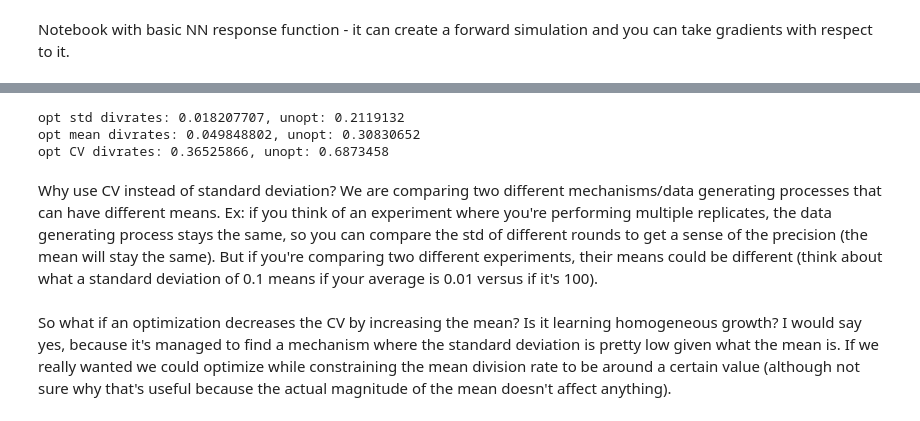
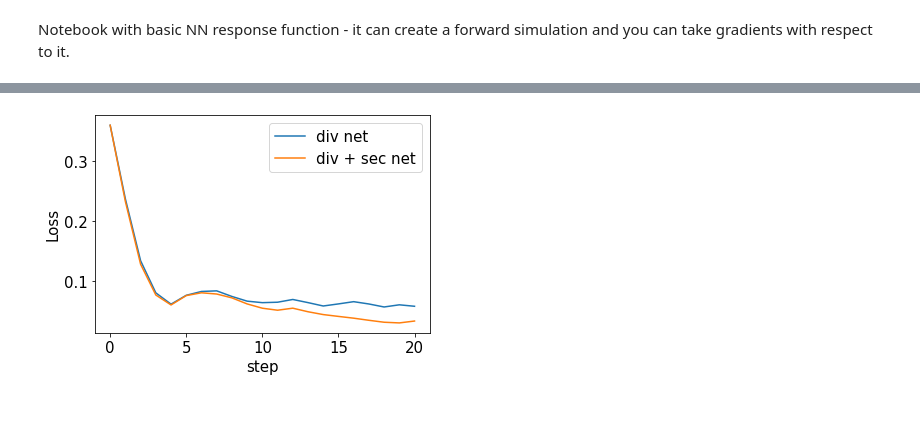
Before and after one commit to fmottes/jax-morph, a Jupyter notebook: Ramya/04_NN_response_function.ipynb, the cells around one changed output, grey strips where cells are left out. Drawn from its saved outputs; the diff is of its cells as text; code cells hidden in the pictures.

```diff
--- a/Ramya/04_NN_response_function.ipynb
+++ b/Ramya/04_NN_response_function.ipynb
@@ -288,0 +256,3 @@ plt.plot(layer1_weights, color='red');
+# %%
+# without optimizing secretion network
+params_t_div, loss_t_div, grads_t_div = optimize.optimize(key, 20, 20, 0.01, params, train_params, fstep, fspace, istate, opt_type="combined")
@@ -288,0 +301,9 @@ plt.plot(layer1_weights, color='red');
+# %%
+# Plot loss.
+plt.plot(loss_t_div, label = "div net");
+plt.plot(loss_t, label = "div + sec net");
+plt.ylabel("Loss")
+plt.xlabel("step");
+plt.legend();
+# %% [output]
+[figure, added]
@@ -291,15 +317,3 @@ plt.plot(layer1_weights, color='red');
 opt_params = eqx.combine(params_t[-1], params)
 sim_init, sim_step = simulation.simulation(fstep, opt_params, fspace)
 fstate_opt, state_all_opt = simulation.sim_trajectory(istate, sim_init, sim_step, key=key, history=True)
-# %%
-print("opt std divrates: %s, unopt: %s" % (np.std(fstate_opt.divrate), np.std(fstate.divrate)))
-print("opt mean divrates: %s, unopt: %s" % (np.mean(fstate_opt.divrate), np.mean(fstate.divrate)))
-print("opt CV divrates: %s, unopt: %s" % (np.std(fstate_opt.divrate)/np.mean(fstate_opt.divrate), np.std(fstate.divrate)/np.mean(fstate.divrate)))
-# %% [output]
-opt std divrates: 0.018207707, unopt: 0.2119132
-opt mean divrates: 0.049848802, unopt: 0.30830652
-opt CV divrates: 0.36525866, unopt: 0.6873458
-# %% [markdown]
-Why use CV instead of standard deviation? We are comparing two different mechanisms/data generating processes that can have different means. Ex: if you think of an experiment where you're performing multiple replicates, the data generating process stays the same, so you can compare the std of different rounds to get a sense of the precision (the mean will stay the same). But if you're comparing two different experiments, their means could be different (think about what a standard deviation of 0.1 means if your average is 0.01 versus if it's 100).
-# %% [markdown]
-So what if an optimization decreases the CV by increasing the mean? Is it learning homogeneous growth? I would say yes, because it's managed to find a mechanism where the standard deviation is pretty low given what the mean is. If we really wanted we could optimize while constraining the mean division rate to be around a certain value (although not sure why that's useful because the actual magnitude of the mean doesn't affect anything).
```
Also changed, not shown: parts of 102 cells of this notebook, 2 other files.
